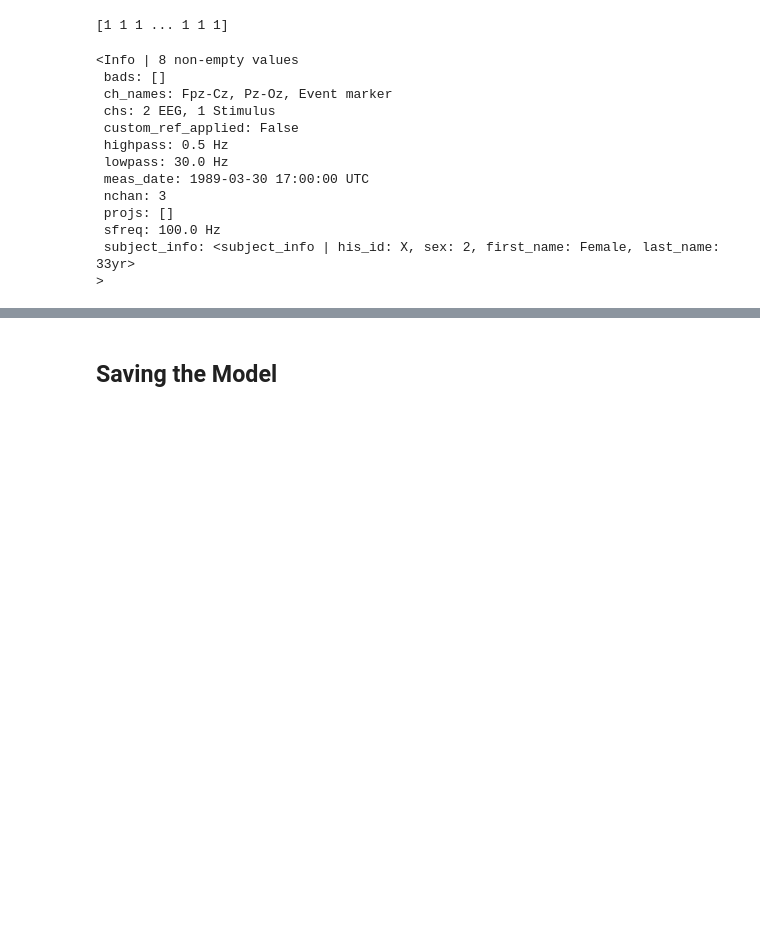
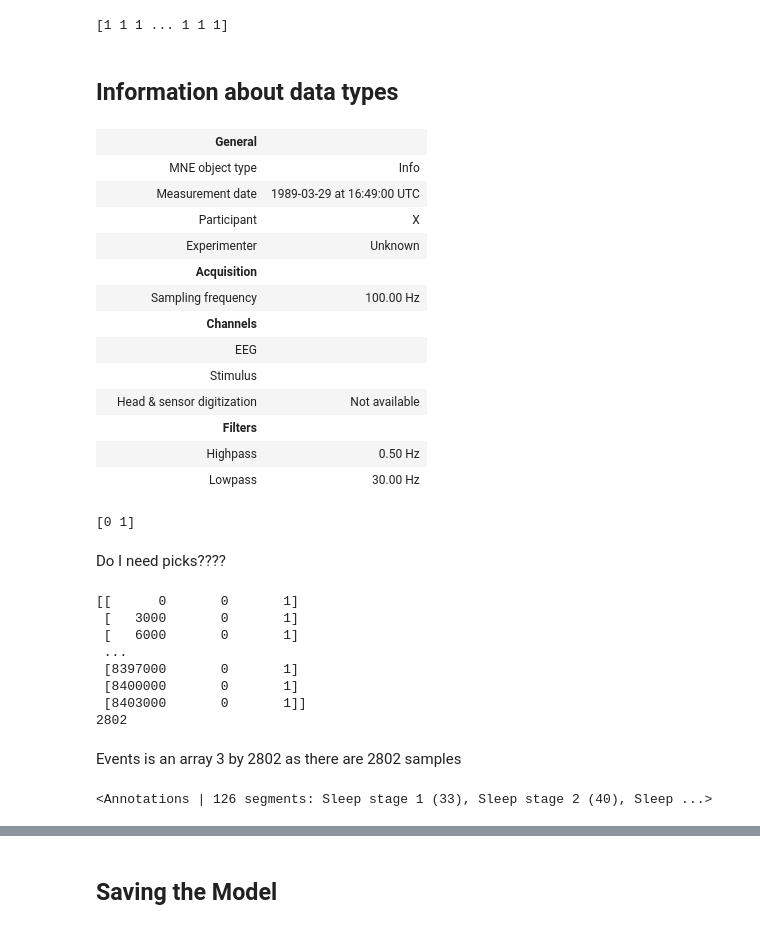
Before and after one commit to thomasdelfino/COMPUTING_NEA_PYCHARM, a Jupyter notebook: Jupyter_main.ipynb, the cells around one changed output, grey strips where cells are left out. Drawn from its saved outputs; the diff is of its cells as text; code cells hidden in the pictures; blank space fills up the shorter version.

```diff
--- a/Jupyter_main.ipynb
+++ b/Jupyter_main.ipynb
@@ -135,18 +138,45 @@ create_epochs(raw, events, event_id, picks)
 # %% [output]
 [1 1 1 ... 1 1 1]
+# %% [markdown]
+## Information about data types
+# %%
+raw.info
+# %% [output]
+|  | General |  |
+|  | MNE object type | Info |
+|  | Measurement date | 1989-03-29 at 16:49:00 UTC |
+|  | Participant | X |
+|  | Experimenter | Unknown |
+|  | Acquisition |  |
+|  | Sampling frequency | 100.00 Hz |
+|  | Channels |  |
+|  | EEG |  |
+|  | Stimulus |  |
+|  | Head & sensor digitization | Not available |
+|  | Filters |  |
+|  | Highpass | 0.50 Hz |
+|  | Lowpass | 30.00 Hz |
+# %%
+print(picks)
+# %% [output]
+[0 1]
+# %% [markdown]
+Do I need picks????
 # %%
-print(raw.info)
+print(events)
+print(len(events))
 # %% [output]
-<Info | 8 non-empty values
- bads: []
- ch_names: Fpz-Cz, Pz-Oz, Event marker
- chs: 2 EEG, 1 Stimulus
- custom_ref_applied: False
- highpass: 0.5 Hz
- lowpass: 30.0 Hz
- meas_date: 1989-03-30 17:00:00 UTC
- nchan: 3
- projs: []
- sfreq: 100.0 Hz
- subject_info: <subject_info | his_id: X, sex: 2, first_name: Female, last_name: 33yr>
->
+[[      0       0       1]
+ [   3000       0       1]
+ [   6000       0       1]
+ ...
+ [8397000       0       1]
+ [8400000       0       1]
+ [8403000       0       1]]
+2802
+# %% [markdown]
+Events is an array 3 by 2802 as there are 2802 samples
+# %%
+annotations
+# %% [output]
+<Annotations | 126 segments: Sleep stage 1 (33), Sleep stage 2 (40), Sleep ...>
```
Also changed, not shown: parts of 7 cells of this notebook.
